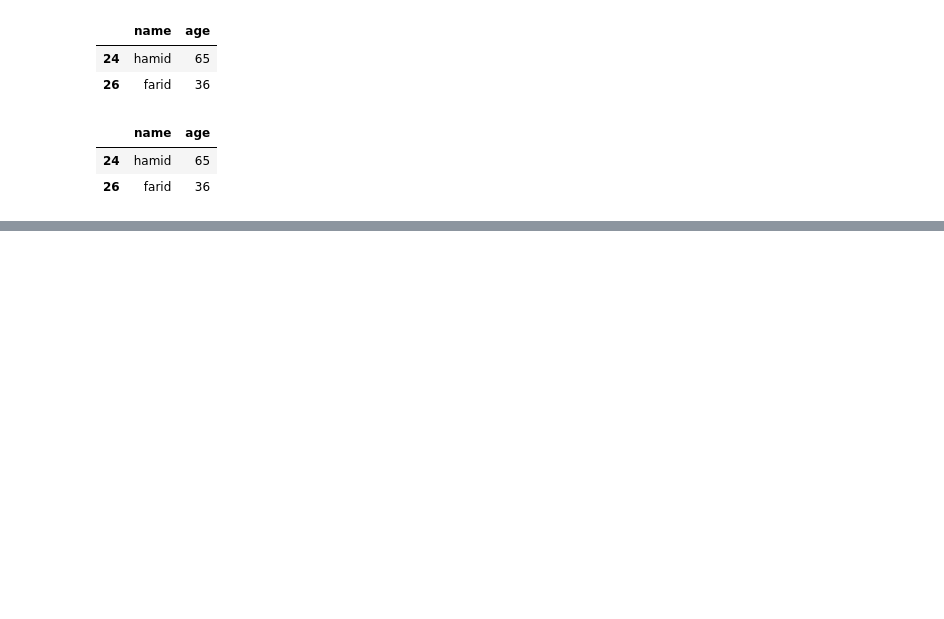
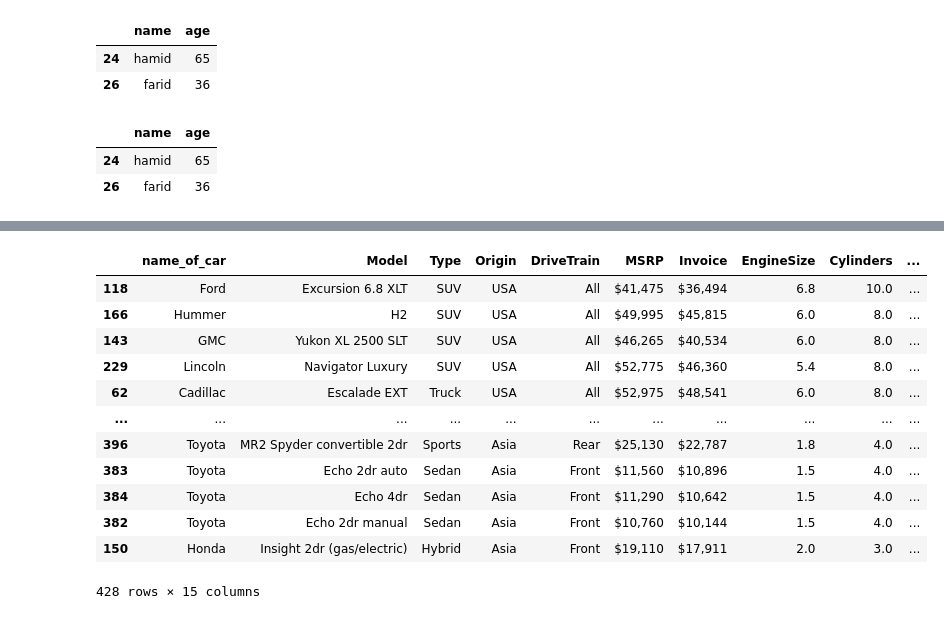
Before and after one commit to aashti789/Aashti_Hamid, a Jupyter notebook: Data manipulation with Pandas.ipynb, the cells around one changed output, grey strips where cells are left out. Drawn from its saved outputs; the diff is of its cells as text; code cells hidden in the pictures; blank space fills up the shorter version.

```diff
--- a/Data manipulation with Pandas.ipynb
+++ b/Data manipulation with Pandas.ipynb
@@ -700,0 +767,19 @@ df_dict2.loc[[24,26],['name','age']]
+# %%
+#To sort Cylinders in ascending order and weight in descending order:
+df1=df.sort_values('Cylinders', ascending= True)
+df2= df1.sort_values('Weight', ascending= False)
+df2
+# %% [output]
+|  | name_of_car | Model | Type | Origin | DriveTrain | MSRP | Invoice | EngineSize | Cylinders | ... |
+| 118 | Ford | Excursion 6.8 XLT | SUV | USA | All | $41,475 | $36,494 | 6.8 | 10.0 | ... |
+| 166 | Hummer | H2 | SUV | USA | All | $49,995 | $45,815 | 6.0 | 8.0 | ... |
+| 143 | GMC | Yukon XL 2500 SLT | SUV | USA | All | $46,265 | $40,534 | 6.0 | 8.0 | ... |
+| 229 | Lincoln | Navigator Luxury | SUV | USA | All | $52,775 | $46,360 | 5.4 | 8.0 | ... |
+| 62 | Cadillac | Escalade EXT | Truck | USA | All | $52,975 | $48,541 | 6.0 | 8.0 | ... |
+| ... | ... | ... | ... | ... | ... | ... | ... | ... | ... | ... |
+| 396 | Toyota | MR2 Spyder convertible 2dr | Sports | Asia | Rear | $25,130 | $22,787 | 1.8 | 4.0 | ... |
+| 383 | Toyota | Echo 2dr auto | Sedan | Asia | Front | $11,560 | $10,896 | 1.5 | 4.0 | ... |
+| 384 | Toyota | Echo 4dr | Sedan | Asia | Front | $11,290 | $10,642 | 1.5 | 4.0 | ... |
+| 382 | Toyota | Echo 2dr manual | Sedan | Asia | Front | $10,760 | $10,144 | 1.5 | 4.0 | ... |
+| 150 | Honda | Insight 2dr (gas/electric) | Hybrid | Asia | Front | $19,110 | $17,911 | 2.0 | 3.0 | ... |
+428 rows × 15 columns
```
Also changed, not shown: parts of 56 cells of this notebook, 1 other file.
